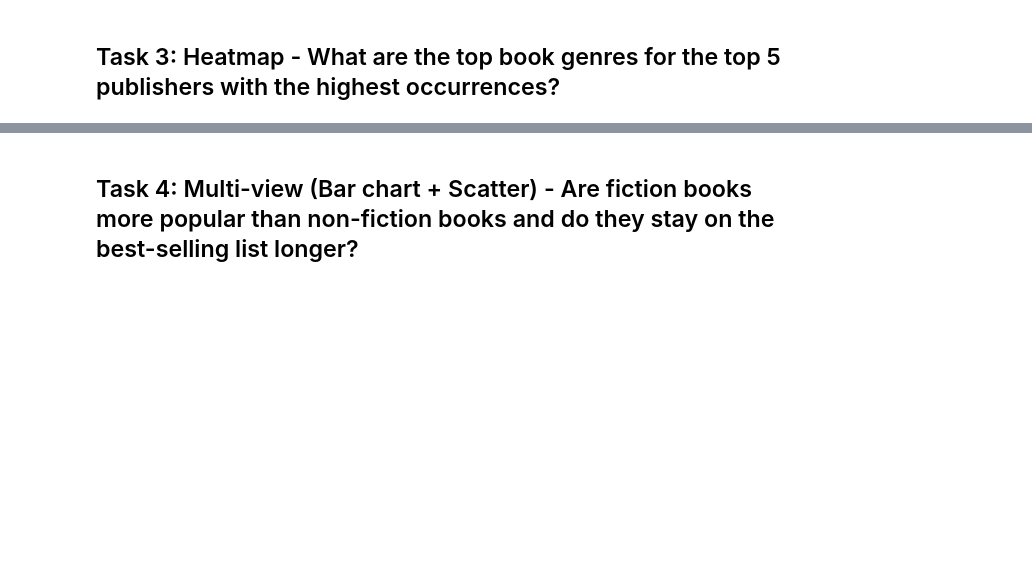
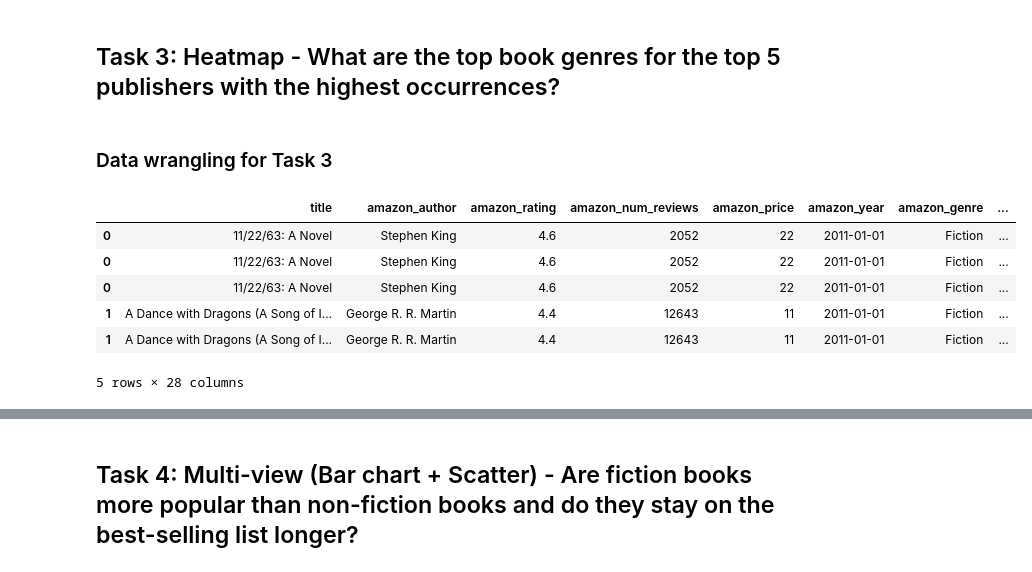
Before and after one commit to nhantien/DSCI-320-Group-Project, a Jupyter notebook: notebook/Milestone 2.ipynb, the cells around one changed output, grey strips where cells are left out. Drawn from its saved outputs; the diff is of its cells as text; code cells hidden in the pictures; blank space fills up the shorter version.

Commit message:
Task 3 Heatmap ?

```diff
--- a/notebook/Milestone 2.ipynb
+++ b/notebook/Milestone 2.ipynb
@@ -119,3 +119,26 @@ genre_line & genre_bar
 [interactive output not drawn]
 # %% [markdown]
 ## Task 3: Heatmap - What are the top book genres for the top 5 publishers with the highest occurrences?
+# %% [markdown]
+### Data wrangling for Task 3
+# %%
+books_genres = books.copy()
+# cast as list element
+books_genres["goodreads_genres"] = books_genres["goodreads_genres"].apply(lambda x: ast.literal_eval(x))
+# drop rows with NaN value for goodreads_publisher
+books_genres_top10 = books_genres.dropna(subset=["goodreads_publisher"])
+# explod the dataframe on goodreads_genres column
+books_genres_top10 = books_genres_top10.explode("goodreads_genres")
+#
+sorted_genres = books_genres_top10["goodreads_genres"].value_counts()[0:10].index.tolist()
+
+books_genres_top10 = books_genres_top10[books_genres_top10.goodreads_genres.apply(lambda x: x in sorted_genres)]
+books_genres_top10.head()
+# %% [output]
+|  | title | amazon_author | amazon_rating | amazon_num_reviews | amazon_price | amazon_year | amazon_genre | ... |
+| 0 | 11/22/63: A Novel | Stephen King | 4.6 | 2052 | 22 | 2011-01-01 | Fiction | ... |
+| 0 | 11/22/63: A Novel | Stephen King | 4.6 | 2052 | 22 | 2011-01-01 | Fiction | ... |
+| 0 | 11/22/63: A Novel | Stephen King | 4.6 | 2052 | 22 | 2011-01-01 | Fiction | ... |
+| 1 | A Dance with Dragons (A Song of I... | George R. R. Martin | 4.4 | 12643 | 11 | 2011-01-01 | Fiction | ... |
+| 1 | A Dance with Dragons (A Song of I... | George R. R. Martin | 4.4 | 12643 | 11 | 2011-01-01 | Fiction | ... |
+5 rows × 28 columns
```
Also changed, not shown: parts of 6 cells of this notebook.
